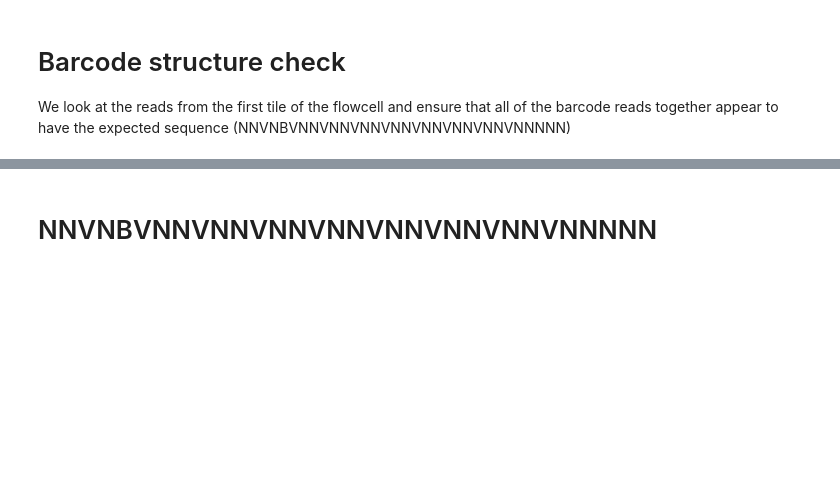
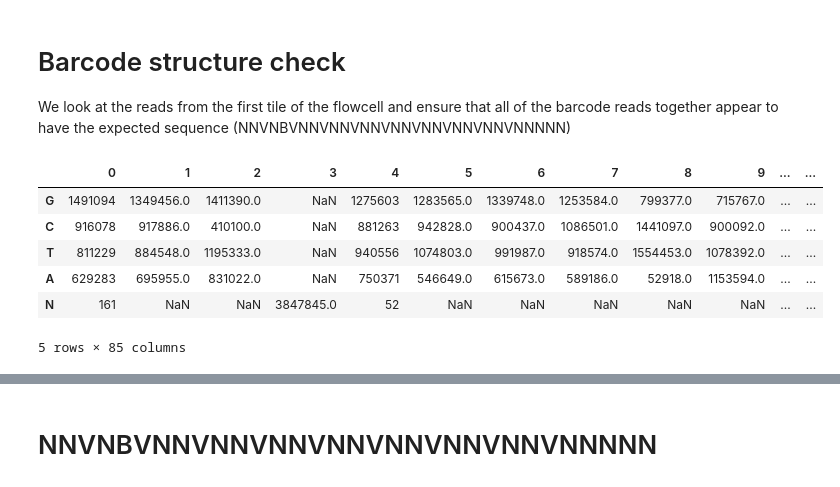
Before and after one commit to shubhada-kulkarni/NovaST_mouseheart, a Jupyter notebook: HDMI_Processing.ipynb, the cells around one changed output, grey strips where cells are left out. Drawn from its saved outputs; the diff is of its cells as text; code cells hidden in the pictures; blank space fills up the shorter version.

```diff
--- a/HDMI_Processing.ipynb
+++ b/HDMI_Processing.ipynb
@@ -44,6 +45,16 @@ with pysam.FastqFile(f'{tiles_fastq_dir}/{tile_fastqs[0]}') as fh:
             base_pairs[n][base] += 1
 # %%
 bp_df = pd.DataFrame(base_pairs)
+# %%
+bp_df
+# %% [output]
+|  | 0 | 1 | 2 | 3 | 4 | 5 | 6 | 7 | 8 | 9 | ... | ... |
+| G | 1491094 | 1349456.0 | 1411390.0 | NaN | 1275603 | 1283565.0 | 1339748.0 | 1253584.0 | 799377.0 | 715767.0 | ... | ... |
+| C | 916078 | 917886.0 | 410100.0 | NaN | 881263 | 942828.0 | 900437.0 | 1086501.0 | 1441097.0 | 900092.0 | ... | ... |
+| T | 811229 | 884548.0 | 1195333.0 | NaN | 940556 | 1074803.0 | 991987.0 | 918574.0 | 1554453.0 | 1078392.0 | ... | ... |
+| A | 629283 | 695955.0 | 831022.0 | NaN | 750371 | 546649.0 | 615673.0 | 589186.0 | 52918.0 | 1153594.0 | ... | ... |
+| N | 161 | NaN | NaN | 3847845.0 | 52 | NaN | NaN | NaN | NaN | NaN | ... | ... |
+5 rows × 85 columns
 # %%
 bp_df = bp_df.drop('N')
 bp_df.columns = [int(x) + 1 for x in bp_df.columns]
```
Also changed, not shown: parts of 12 cells of this notebook.
